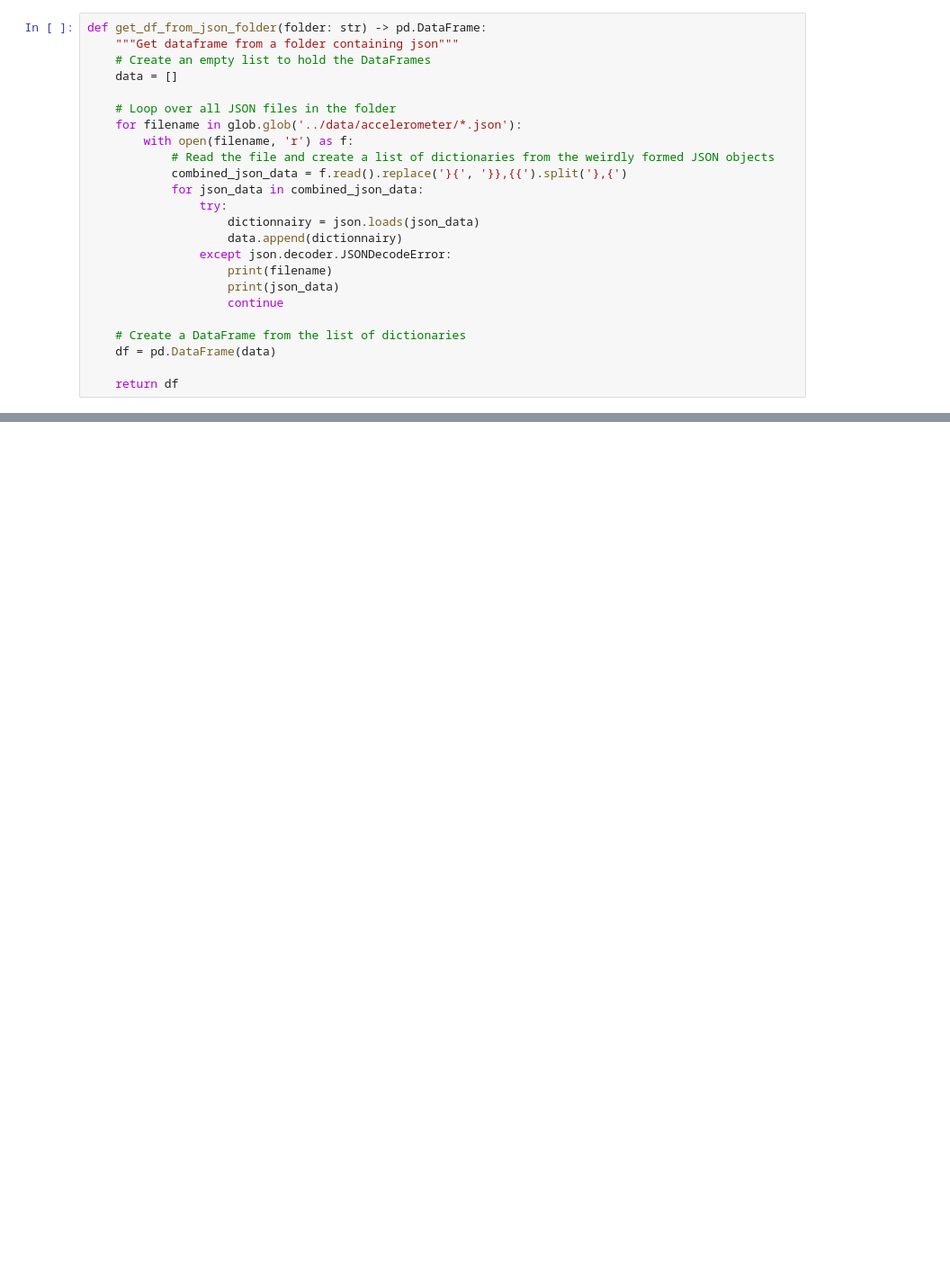
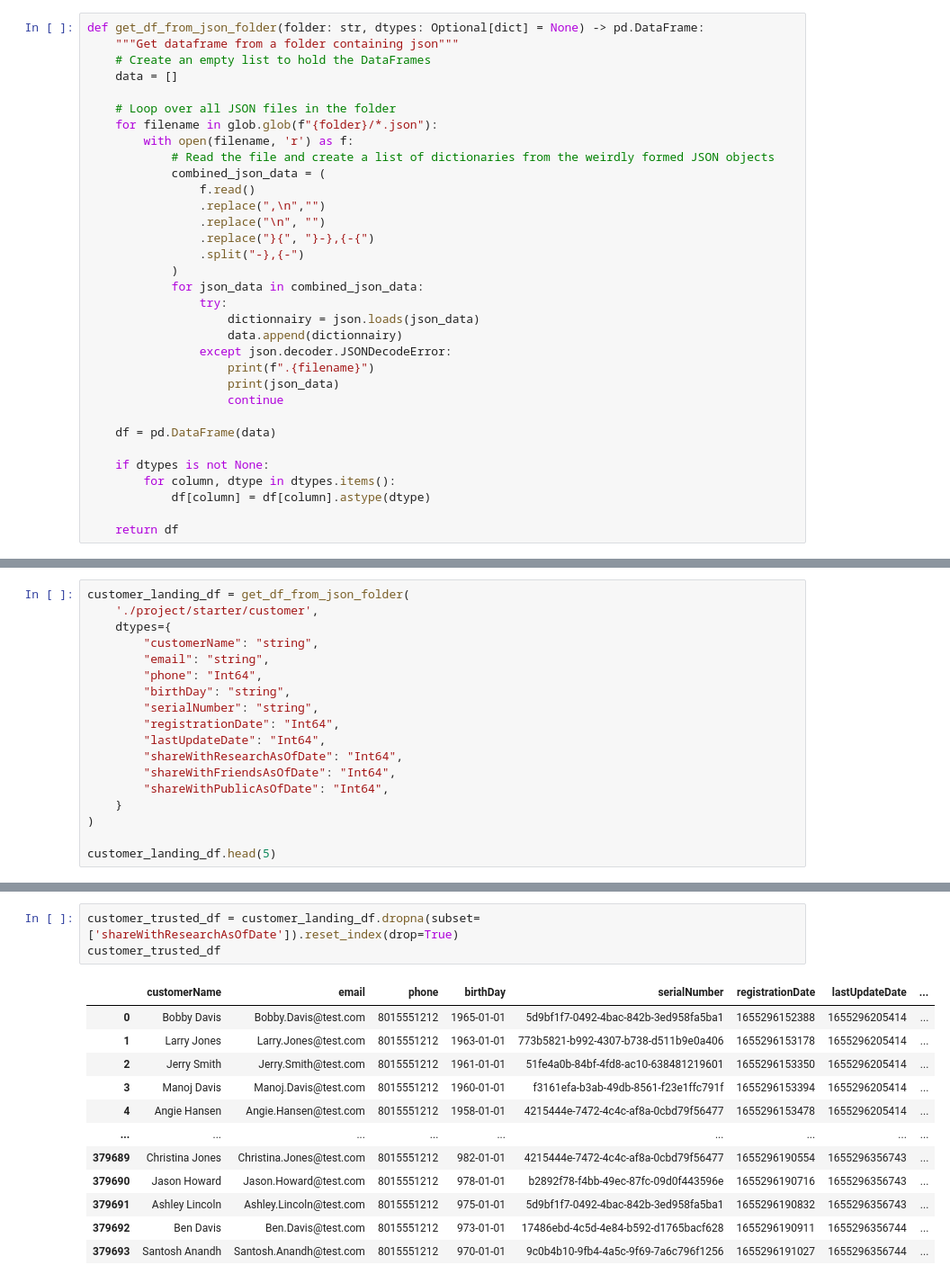
Before and after one commit to DecisioNaut/sparkling_lakes, a Jupyter notebook: cross_check.ipynb, the cells around one changed output, grey strips where cells are left out. Shown: that part at 90% size. Cells and saved outputs as stored; diff of their text form; blank space fills up the shorter version.

Commit message:
Finding nonsensical data in new dataset

```diff
--- a/cross_check.ipynb
+++ b/cross_check.ipynb
@@ -7,24 +10,33 @@ import pandas as pd
 # %%
-def get_df_from_json_folder(folder: str) -> pd.DataFrame:
+def get_df_from_json_folder(folder: str, dtypes: Optional[dict] = None) -> pd.DataFrame:
     """Get dataframe from a folder containing json"""
     # Create an empty list to hold the DataFrames
     data = []
 
     # Loop over all JSON files in the folder
-    for filename in glob.glob('../data/accelerometer/*.json'):
+    for filename in glob.glob(f"{folder}/*.json"):
         with open(filename, 'r') as f:
             # Read the file and create a list of dictionaries from the weirdly formed JSON objects
-            combined_json_data = f.read().replace('}{', '}},{{').split('},{')
+            combined_json_data = (
+                f.read()
+                .replace(",\n","")
+                .replace("\n", "")
+                .replace("}{", "}-},{-{")
+                .split("-},{-")
+            )
             for json_data in combined_json_data:
                 try:
                     dictionnairy = json.loads(json_data)
                     data.append(dictionnairy)
                 except json.decoder.JSONDecodeError:
-                    print(filename)
+                    print(f".{filename}")
                     print(json_data)
                     continue
 
-    # Create a DataFrame from the list of dictionaries
     df = pd.DataFrame(data)
 
+    if dtypes is not None:
+        for column, dtype in dtypes.items():
+            df[column] = df[column].astype(dtype)
+
     return df
@@ -116,0 +43,18 @@ df.head()
+# %%
+customer_landing_df = get_df_from_json_folder(
+    './project/starter/customer',
+    dtypes={
+        "customerName": "string",
+        "email": "string",
+        "phone": "Int64",
+        "birthDay": "string",
+        "serialNumber": "string",
+        "registrationDate": "Int64",
+        "lastUpdateDate": "Int64",
+        "shareWithResearchAsOfDate": "Int64",
+        "shareWithFriendsAsOfDate": "Int64",
+        "shareWithPublicAsOfDate": "Int64",
+    }
+)
+
+customer_landing_df.head(5)
@@ -116,0 +312,16 @@ df.head()
+# %%
+customer_trusted_df = customer_landing_df.dropna(subset=['shareWithResearchAsOfDate']).reset_index(drop=True)
+customer_trusted_df
+# %% [output]
+|  | customerName | email | phone | birthDay | serialNumber | registrationDate | lastUpdateDate | ... |
+| 0 | Bobby Davis | Bobby.Davis@test.com | 8015551212 | 1965-01-01 | 5d9bf1f7-0492-4bac-842b-3ed958fa5ba1 | 1655296152388 | 1655296205414 | ... |
+| 1 | Larry Jones | Larry.Jones@test.com | 8015551212 | 1963-01-01 | 773b5821-b992-4307-b738-d511b9e0a406 | 1655296153178 | 1655296205414 | ... |
+| 2 | Jerry Smith | Jerry.Smith@test.com | 8015551212 | 1961-01-01 | 51fe4a0b-84bf-4fd8-ac10-638481219601 | 1655296153350 | 1655296205414 | ... |
+| 3 | Manoj Davis | Manoj.Davis@test.com | 8015551212 | 1960-01-01 | f3161efa-b3ab-49db-8561-f23e1ffc791f | 1655296153394 | 1655296205414 | ... |
+| 4 | Angie Hansen | Angie.Hansen@test.com | 8015551212 | 1958-01-01 | 4215444e-7472-4c4c-af8a-0cbd79f56477 | 1655296153478 | 1655296205414 | ... |
+| ... | ... | ... | ... | ... | ... | ... | ... | ... |
+| 379689 | Christina Jones | Christina.Jones@test.com | 8015551212 | 982-01-01 | 4215444e-7472-4c4c-af8a-0cbd79f56477 | 1655296190554 | 1655296356743 | ... |
+| 379690 | Jason Howard | Jason.Howard@test.com | 8015551212 | 978-01-01 | b2892f78-f4bb-49ec-87fc-09d0f443596e | 1655296190716 | 1655296356743 | ... |
+| 379691 | Ashley Lincoln | Ashley.Lincoln@test.com | 8015551212 | 975-01-01 | 5d9bf1f7-0492-4bac-842b-3ed958fa5ba1 | 1655296190832 | 1655296356743 | ... |
+| 379692 | Ben Davis | Ben.Davis@test.com | 8015551212 | 973-01-01 | 17486ebd-4c5d-4e84-b592-d1765bacf628 | 1655296190911 | 1655296356744 | ... |
+| 379693 | Santosh Anandh | Santosh.Anandh@test.com | 8015551212 | 970-01-01 | 9c0b4b10-9fb4-4a5c-9f69-7a6c796f1256 | 1655296191027 | 1655296356744 | ... |
```
Also changed, not shown: parts of 33 cells of this notebook.
